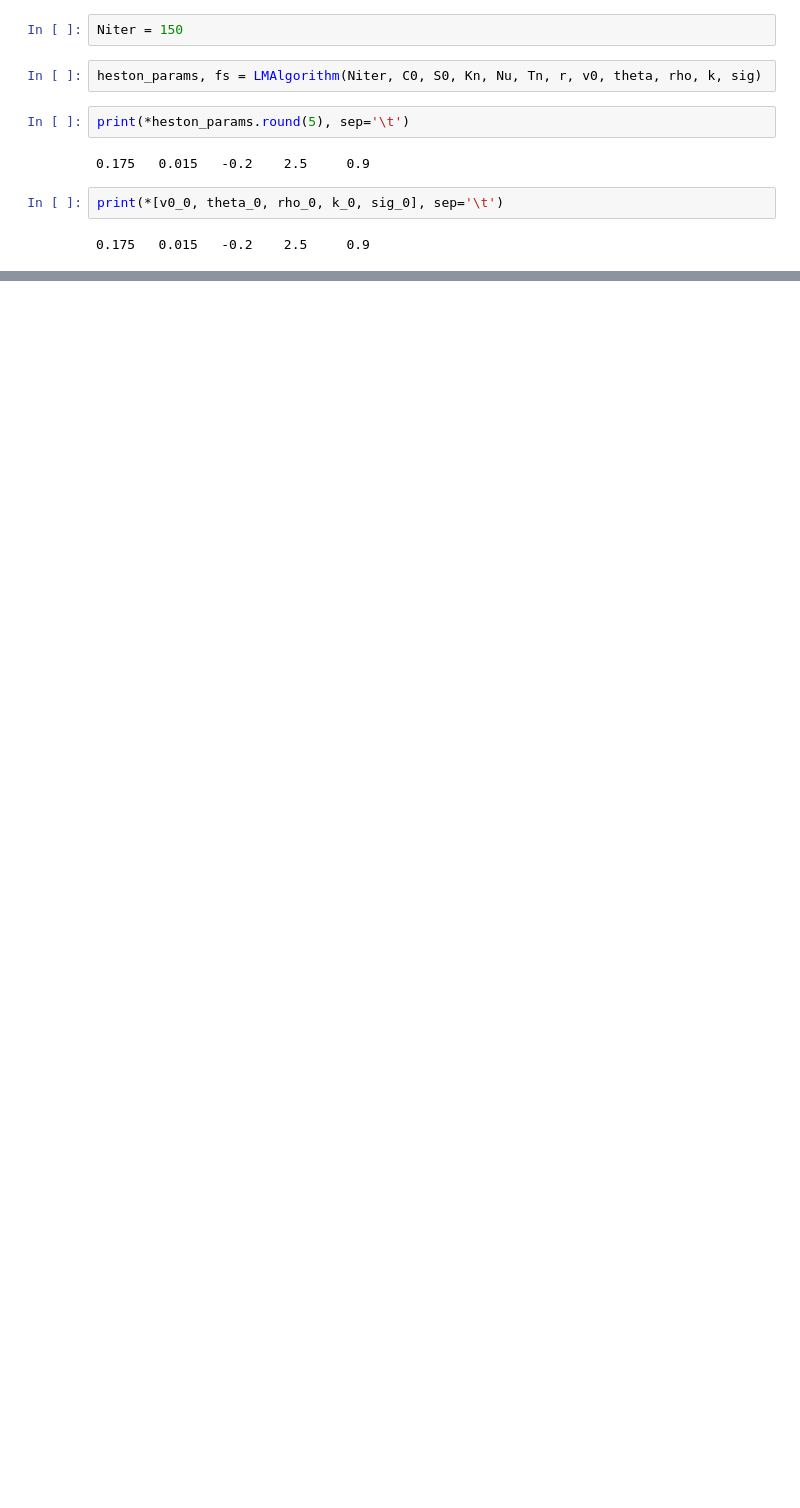
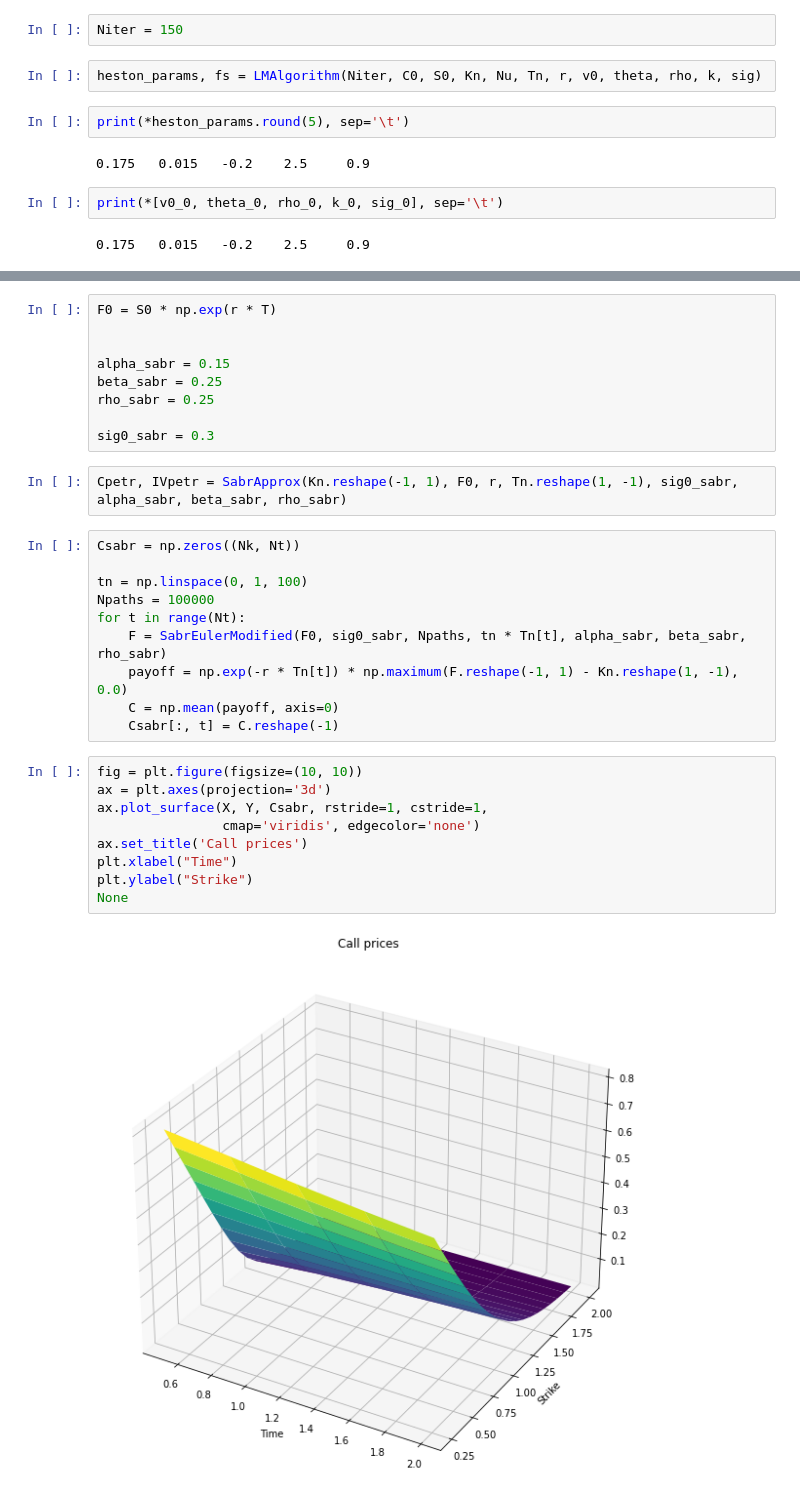
Before and after one commit to dolmatovas/MathFinance, a Jupyter notebook: heston/Heston Calibration.ipynb, the cells around one changed output, grey strips where cells are left out. Cells and saved outputs as stored; diff of their text form; blank space fills up the shorter version.

Commit message:
add calibration to SABR model

```diff
--- a/heston/Heston Calibration.ipynb
+++ b/heston/Heston Calibration.ipynb
@@ -516,0 +518,32 @@ plt.grid()
+# %%
+F0 = S0 * np.exp(r * T)
+
+
+alpha_sabr = 0.15
+beta_sabr = 0.25
+rho_sabr = 0.25
+
+sig0_sabr = 0.3
+# %%
+Cpetr, IVpetr = SabrApprox(Kn.reshape(-1, 1), F0, r, Tn.reshape(1, -1), sig0_sabr, alpha_sabr, beta_sabr, rho_sabr)
+# %%
+Csabr = np.zeros((Nk, Nt))
+
+tn = np.linspace(0, 1, 100)
+Npaths = 100000
+for t in range(Nt):
+    F = SabrEulerModified(F0, sig0_sabr, Npaths, tn * Tn[t], alpha_sabr, beta_sabr, rho_sabr)
+    payoff = np.exp(-r * Tn[t]) * np.maximum(F.reshape(-1, 1) - Kn.reshape(1, -1), 0.0)
+    C = np.mean(payoff, axis=0)
+    Csabr[:, t] = C.reshape(-1)
+# %%
+fig = plt.figure(figsize=(10, 10))
+ax = plt.axes(projection='3d')
+ax.plot_surface(X, Y, Csabr, rstride=1, cstride=1,
+                cmap='viridis', edgecolor='none')
+ax.set_title('Call prices')
+plt.xlabel("Time")
+plt.ylabel("Strike")
+None
+# %% [output]
+[figure, added]
```
Also changed, not shown: parts of 22 cells of this notebook, 1 other file.
